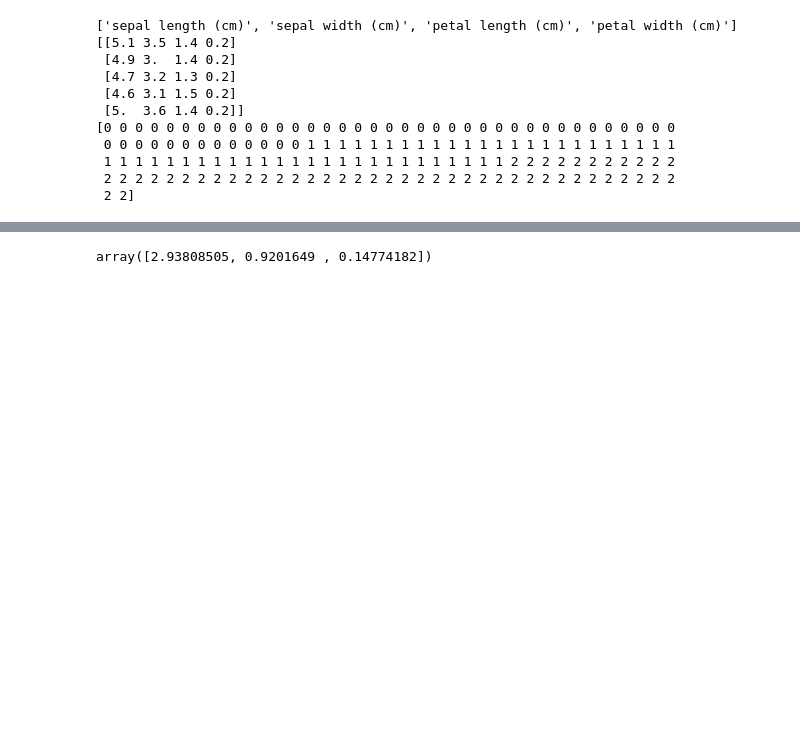
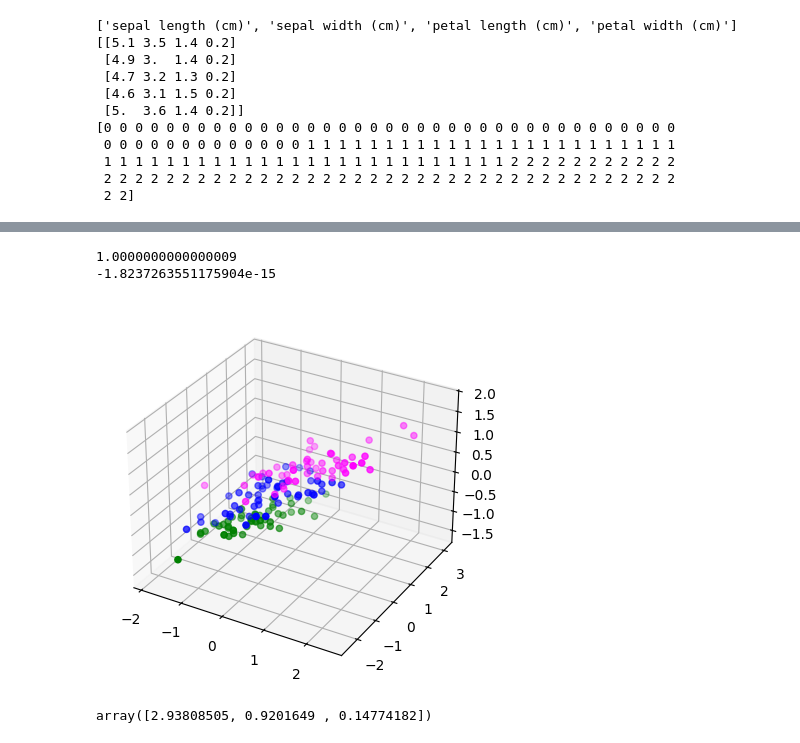
Before and after one commit to janosv246/MPA-MLF, a Jupyter notebook: Lab_04/MPA_MLF_PCA_2.ipynb, the cells around one changed output, grey strips where cells are left out. Drawn from its saved outputs; the diff is of its cells as text; code cells hidden in the pictures; blank space fills up the shorter version.

```diff
--- a/Lab_04/MPA_MLF_PCA_2.ipynb
+++ b/Lab_04/MPA_MLF_PCA_2.ipynb
@@ -97,3 +108,30 @@ NameError: name 'decomposition' is not defined
+# %%
+# Pre-processing is an important step, you can try either StandardScaler (zero mean, unit variance of features)
+# or MinMaxScaler (to interval from 0 to 1)
+from sklearn import preprocessing
+from sklearn.preprocessing import StandardScaler
+Xscaler = StandardScaler()
+Xpp=Xscaler.fit_transform(X)
+
+# define PCA object (three components), fit and transform the data
+#pca = decomposition.PCA(n_components=3)
+#pca.fit(Xpp)
+#Xpca = pca.transform(Xpp)
+#print(pca.get_covariance())
+
+# you can plot the transformed feature space in 3D:
+axes2=plt.axes(projection='3d')
+axes2.scatter3D(Xpp[y==0,0],Xpp[y==0,1],Xpp[y==0,2],color='green')
+axes2.scatter3D(Xpp[y==1,0],Xpp[y==1,1],Xpp[y==1,2],color='blue')
+axes2.scatter3D(Xpp[y==2,0],Xpp[y==2,1],Xpp[y==2,2],color='magenta')
+plt.show
+
+print(np.var(Xpp[:,1]))
+print(np.mean(Xpp[:,1]))
+# %% [output]
+1.0000000000000009
+-1.8237263551175904e-15
+[figure, added]
 # %%
 # Compute pca.explained_variance_ and pca.explained_cariance_ratio_values
 pca.explained_variance_
```
Also changed, not shown: parts of 8 cells of this notebook.
